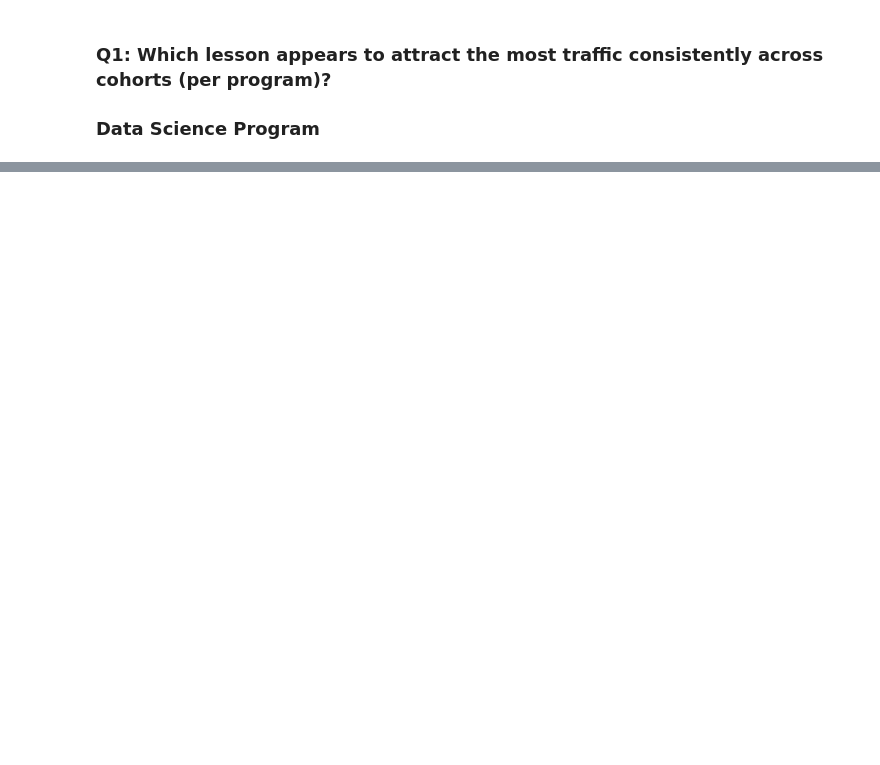
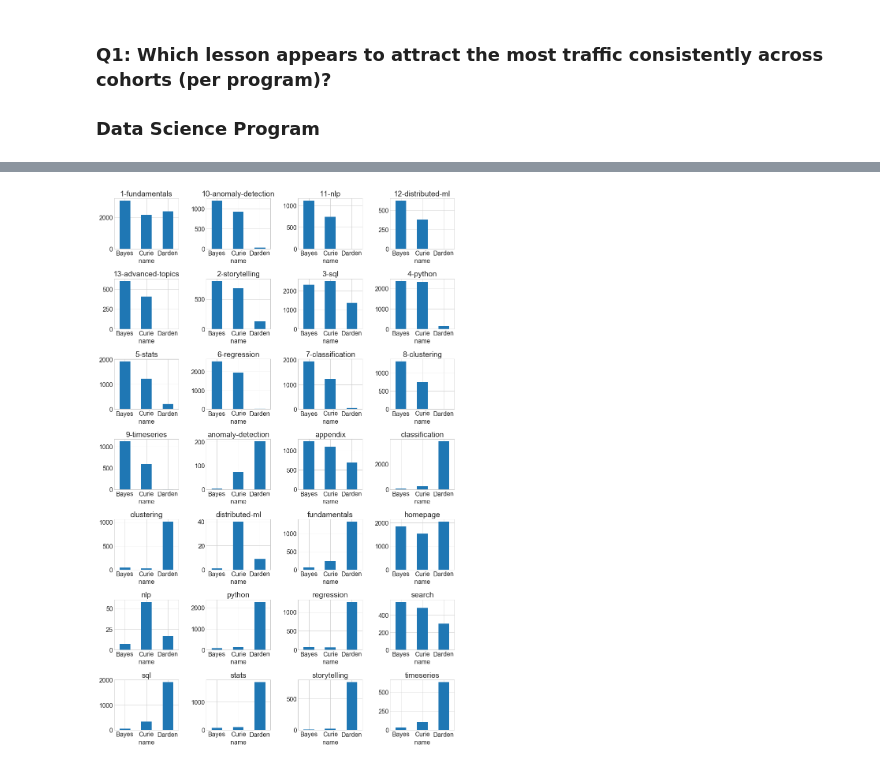
Before and after one commit to Yongliang-Shi/Anomaly-Detection-in-the-Curriculum-Access-Log, a Jupyter notebook: explore_log.ipynb, the cells around one changed output, grey strips where cells are left out. Saved outputs shown, nothing was run; the diff lists cells and outputs as text; code cells hidden in the pictures; blank space fills up the shorter version.

```diff
--- a/explore_log.ipynb
+++ b/explore_log.ipynb
@@ -73,0 +123,9 @@ plt.tight_layout()
+# %%
+# Create the dataframe
+
+log_ds_lesson = log_ds.groupby(['name', 'lesson']).user_id.count().unstack(0)
+
+# Print the shape
+print(log_ds_lesson.shape)
+
+log_ds_lesson # I need to clean the dataframe
@@ -73,0 +148,9 @@ plt.tight_layout()
+# %%
+# Drop the missing values
+
+log_ds_lesson.dropna(axis=0, inplace=True)
+
+# Print the shape
+print(log_ds_lesson.shape)
+
+log_ds_lesson
@@ -73,0 +177,18 @@ plt.tight_layout()
+# %%
+# Create a list of lessons
+lessons = log_ds_lesson.index.to_list()
+
+# Create the figures grids
+fig, axes = plt.subplots(7, 4, figsize=(13, 20))
+
+# Flatten axes to a 1D array
+ax = axes.ravel()
+
+for i, lesson in zip(range(28), lessons):
+    log_ds_lesson.loc[lesson, :].plot(kind='bar', ax=ax[i], rot=1)
+    ax[i].set_title(f'{lesson}')
+
+plt.tight_layout()
+plt.show()
+# %% [output]
+[figure, added]
```
Also changed, not shown: parts of 15 cells of this notebook.
